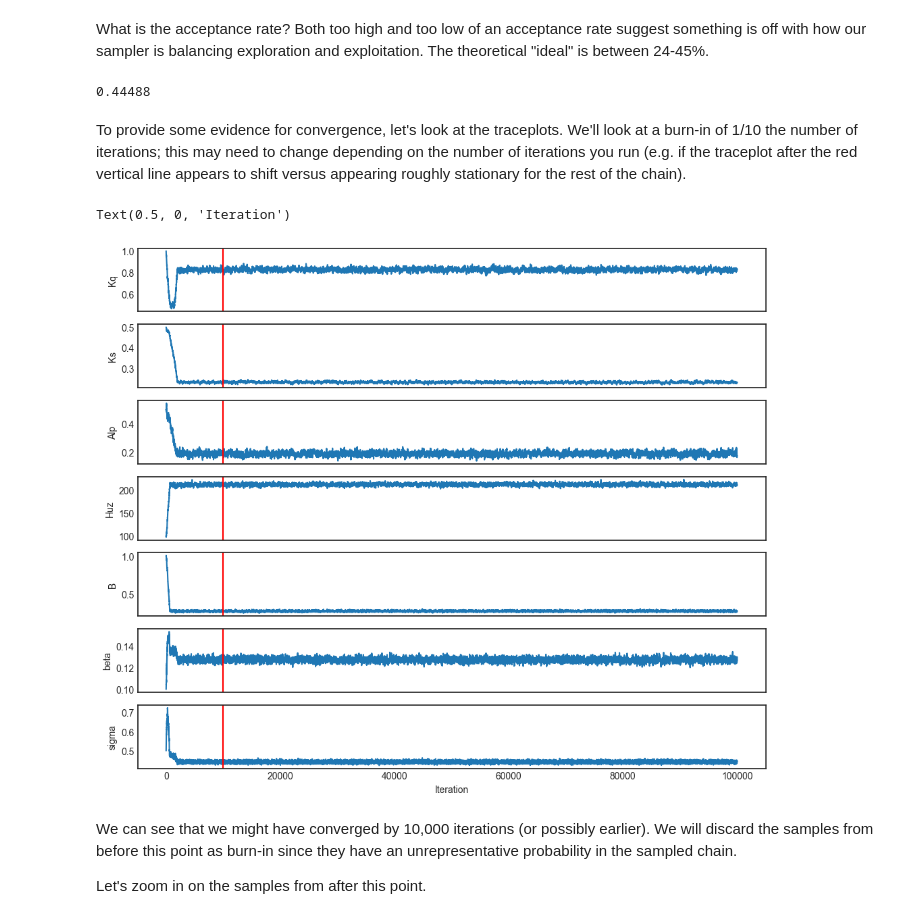
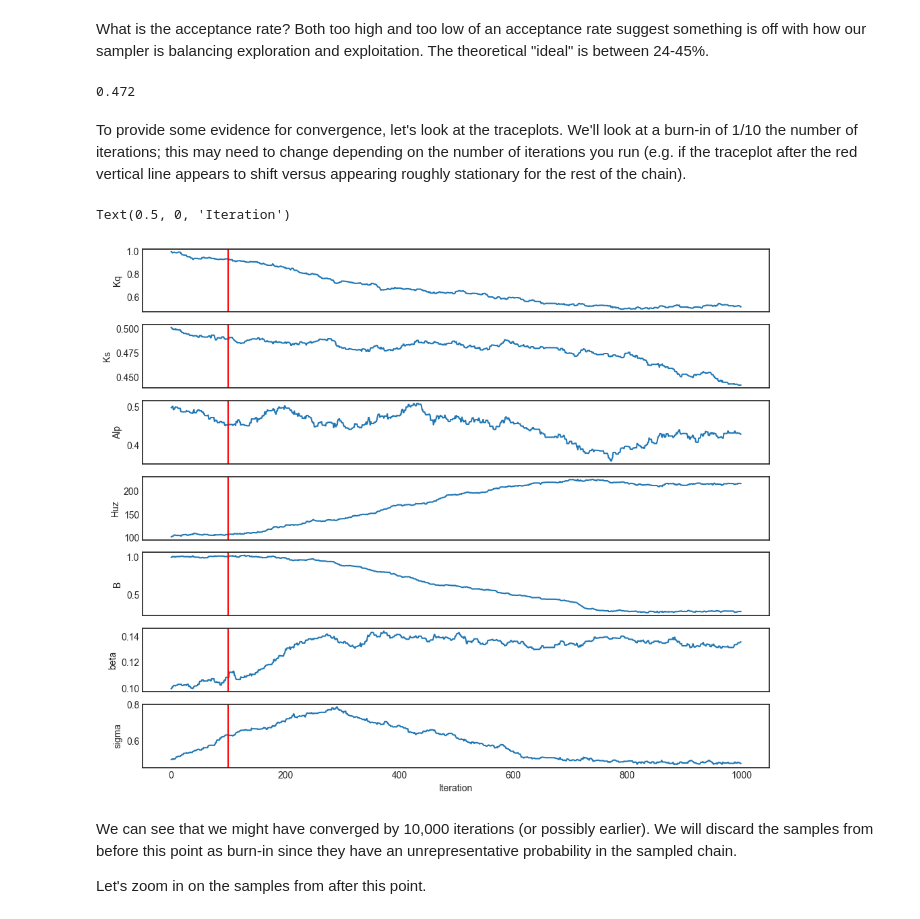
Before and after one commit to IMMM-SFA/msd_uncertainty_ebook, a Jupyter notebook: notebooks/mcmc.ipynb, the cells around one changed output. Cells and saved outputs as stored; diff of their text form; code cells hidden in the pictures.

```diff
--- a/notebooks/mcmc.ipynb
+++ b/notebooks/mcmc.ipynb
@@ -263,6 +261,6 @@ Next, we'll implement the Metropolis-Hastings algorithm. The number of iteration
 # %%
 niter = 100000
-niter = 1000
+
 init_params = np.array([[1.0, 0.5, 0.5, 100, 1.0, 0.1, 0.5]])
 proposal_sd = [0.005, 0.001, 0.005, 1.0, 0.005, 0.001, 0.005]
 # %%
@@ -272,21 +270,21 @@ What is the acceptance rate? Both too high and too low of an acceptance rate sug
 # %%
 out[2]
 # %% [output]
-0.44488
+0.472
 # %% [markdown]
 To provide some evidence for convergence, let's look at the traceplots. We'll look at a burn-in of 1/10 the number of iterations; this may need to change depending on the number of iterations you run (e.g. if the traceplot after the red vertical line appears to shift versus appearing roughly stationary for the rest of the chain).
 # %%
 parnames = ["Kq", "Ks", "Alp", "Huz", "B", "beta", "sigma"]
-nburn = niter / 10
+nburn = int(niter / 10)
 fig, axs = plt.subplots(7, 1, sharex=True, figsize=[12, 10])
 for i in range(0, 7):
     axs[i].plot(out[0][:, i])
     axs[i].axvline(x=nburn, color="red") # modify x to look at other burnin lengths
     axs[i].set_ylabel(parnames[i])
 axs[6].set_xlabel("Iteration")
 # %% [output]
 Text(0.5, 0, 'Iteration')
-[figure, old version]
+[figure, new version]
 # %% [markdown]
 We can see that we might have converged by 10,000 iterations (or possibly earlier). We will discard the samples from before this point as burn-in since they have an unrepresentative probability in the sampled chain.
 
```
Also changed, not shown: parts of 9 cells of this notebook.
